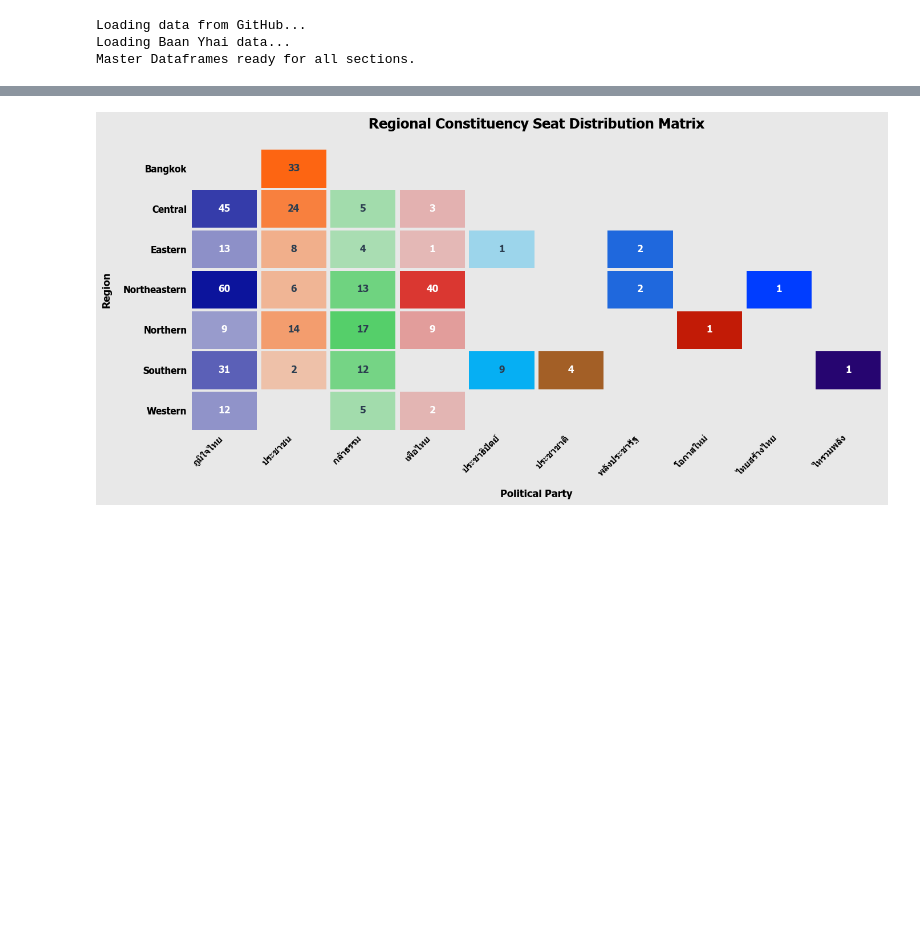
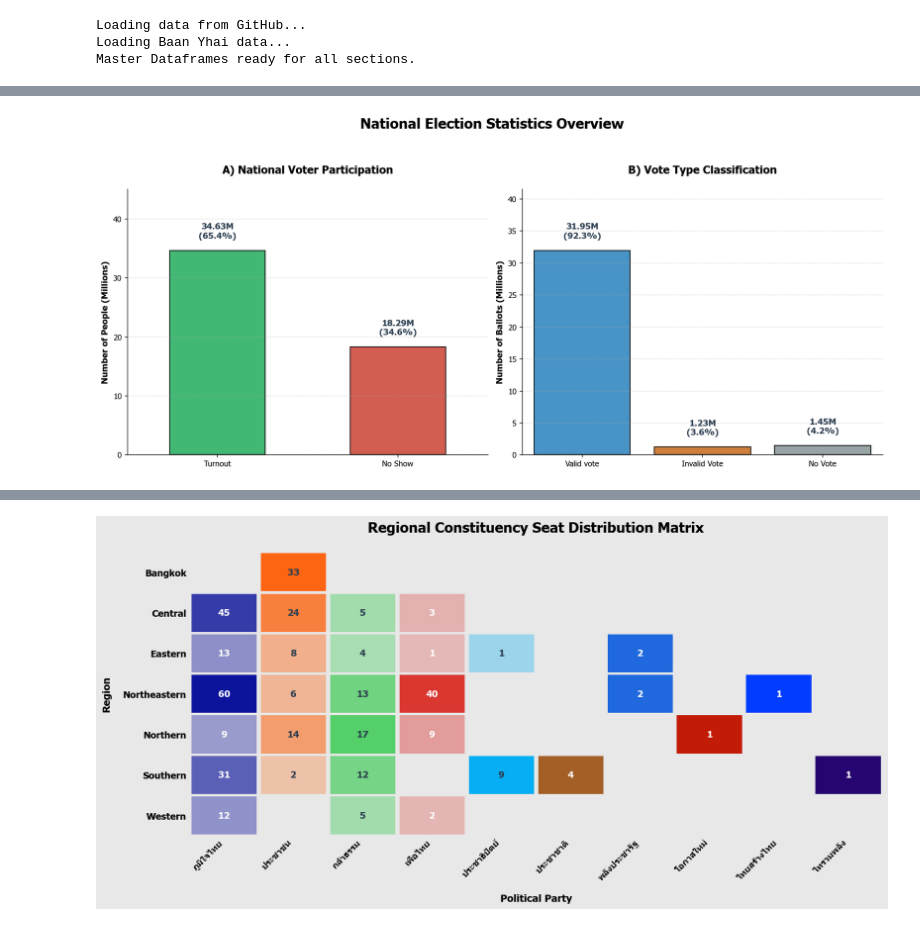
Before and after one commit to Gorszet/DADS5001_Election_2569, a Jupyter notebook: election_analysis69.ipynb, the cells around one changed output, grey strips where cells are left out. Saved outputs shown, nothing was run; the diff lists cells and outputs as text; code cells hidden in the pictures; blank space fills up the shorter version.

```diff
--- a/election_analysis69.ipynb
+++ b/election_analysis69.ipynb
@@ -203,0 +232,71 @@ Parsing JSONs and converting them into normalized CSV tables.
+# %%
+# National Statistic Overview
+
+col_eligible = 'eligible_voters' if 'eligible_voters' in df_valid_cons.columns else 'eligible'
+total_eligible = df_valid_cons[col_eligible].sum()
+total_turnout = df_valid_cons['turn_out'].sum()
+total_no_show = total_eligible - total_turnout
+
+total_valid = df_valid_cons['valid_votes'].sum()
+total_invalid = df_valid_cons['invalid_votes'].sum()
+total_no_vote = df_valid_cons['blank_votes'].sum()
+
+# Figure 1: National Voter Turnout
+# แบ่งเป็น 2 Charts
+
+plt.rcParams['figure.dpi'] = 120
+plt.rcParams['font.family'] = 'Tahoma'
+BG_COLOR = '#ffffff'
+
+fig, axes = plt.subplots(1, 2, figsize=(14, 6), facecolor=BG_COLOR)
+plt.subplots_adjust(wspace=0.3)
+
+# National Voter Participation (2 Bars)
+cat_left = ['Turnout', 'No Show']
+val_left = [total_turnout / 1e6, total_no_show / 1e6]
+color_left = ['#2ecc71', '#e74c3c']
+
+sns.barplot(x=cat_left, y=val_left, palette=color_left, edgecolor='black',
+            linewidth=1, ax=axes[0], width=0.53)
+
+max_l = max(val_left)
+for i, v in enumerate(val_left):
+    pct = (v * 1e6 / total_eligible) * 100
+    axes[0].text(i, v + (max_l * 0.05), f"{v:.2f}M\n({pct:.1f}%)",
+                 ha='center', va='bottom', fontsize=11, fontweight='bold', color='#2c3e50')
+
+axes[0].set_title('A) National Voter Participation', fontsize=14, fontweight='bold', pad=20)
+axes[0].set_ylabel('Number of People (Millions)', fontsize=11, fontweight='bold')
+axes[0].set_ylim(0, max_l * 1.3)
+axes[0].set_facecolor(BG_COLOR)
+axes[0].grid(True, axis='y', linestyle='--', alpha=0.4)
+
+# Vote Type Classification (3 Bars)
+cat_right = ['Valid vote', 'Invalid Vote', 'No Vote']
+val_right = [total_valid / 1e6, total_invalid / 1e6, total_no_vote / 1e6]
+color_right = ['#3498db', '#e67e22', '#95a5a6']
+
+sns.barplot(x=cat_right, y=val_right, palette=color_right, edgecolor='black',
+            linewidth=1, ax=axes[1], width=0.8)
+
+max_r = max(val_right)
+for i, v in enumerate(val_right):
+    pct = (v * 1e6 / total_turnout) * 100
+    axes[1].text(i, v + (max_r * 0.05), f"{v:.2f}M\n({pct:.1f}%)",
+                 ha='center', va='bottom', fontsize=11, fontweight='bold', color='#2c3e50')
+
+axes[1].set_title('B) Vote Type Classification', fontsize=14, fontweight='bold', pad=20)
+axes[1].set_ylabel('Number of Ballots (Millions)', fontsize=11, fontweight='bold')
+axes[1].set_ylim(0, max_r * 1.3)
+axes[1].set_facecolor(BG_COLOR)
+axes[1].grid(True, axis='y', linestyle='--', alpha=0.4)
+
+plt.suptitle('National Election Statistics Overview', fontsize=18, fontweight='bold', y=1.05)
+for ax in axes:
+    sns.despine(ax=ax)
+
+plt.tight_layout()
+# plt.savefig('1.1 Election statistic 2026.png', dpi=120)
+plt.show()
+# %% [output]
+[figure, added]
```
Also changed, not shown: parts of 14 cells of this notebook.
